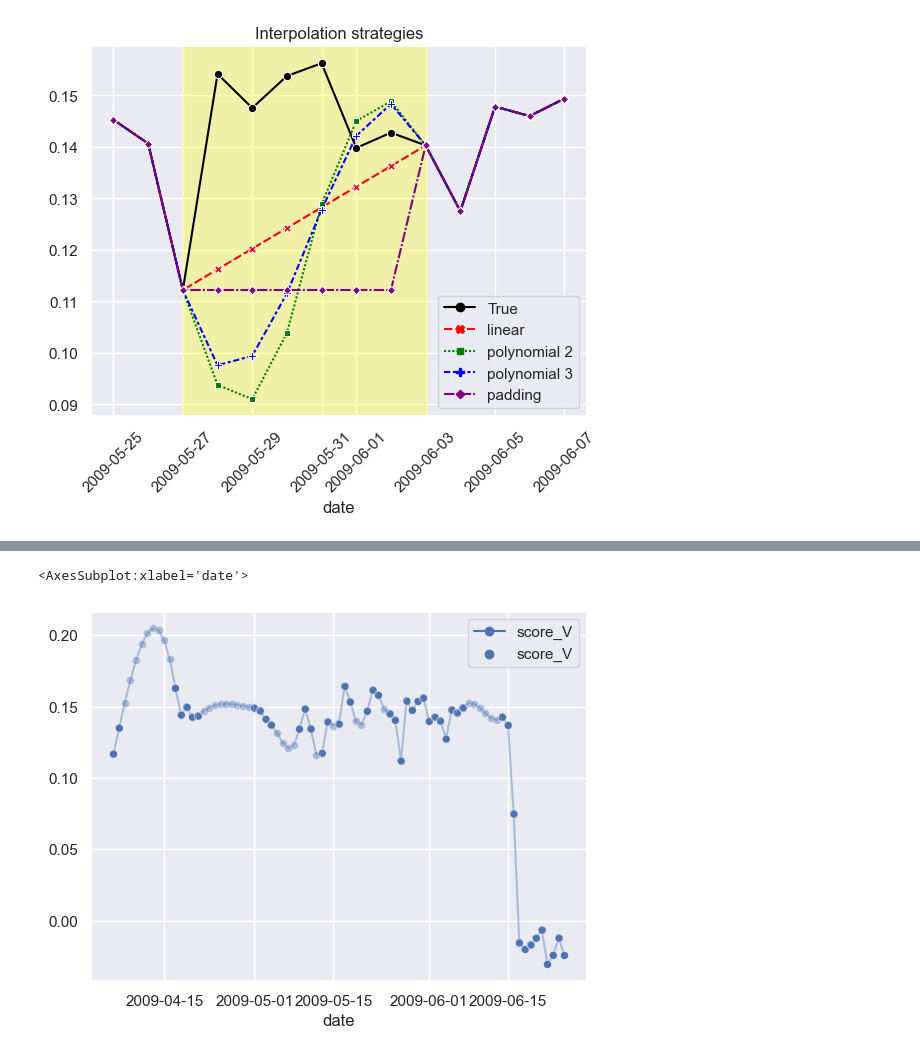
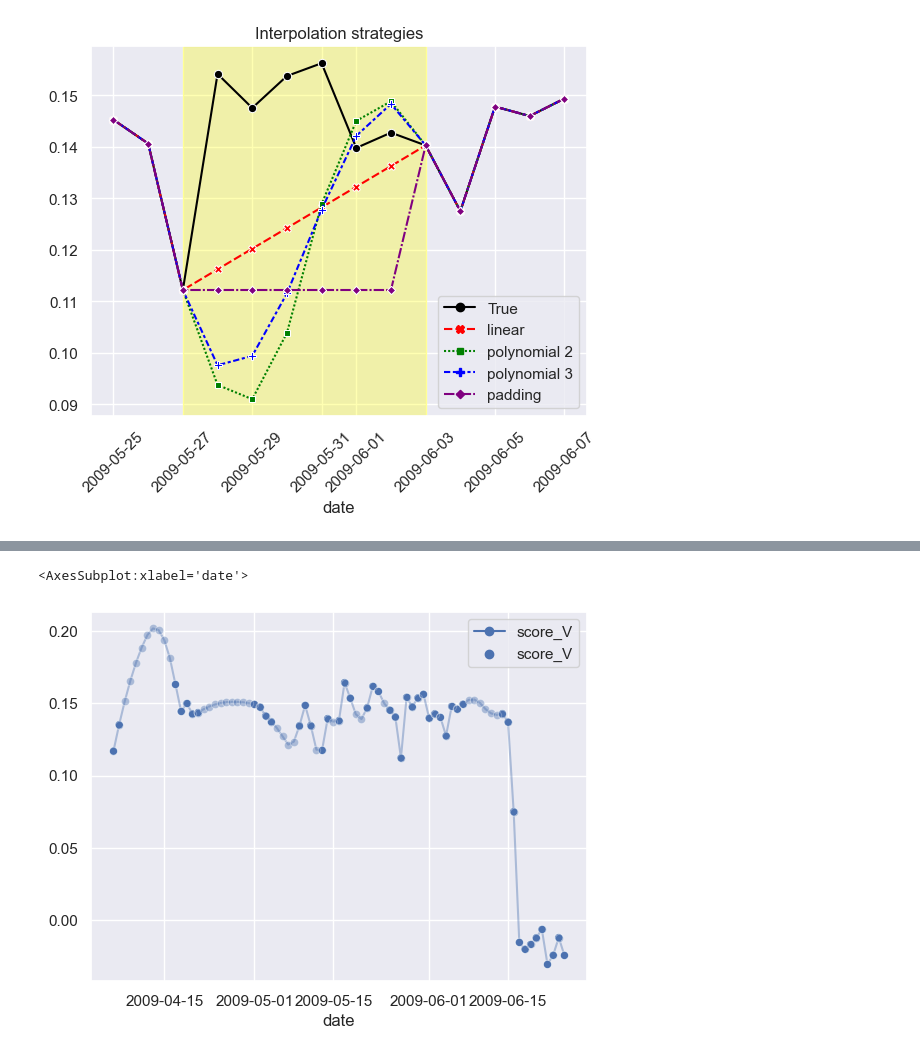
Before and after one commit to alexCCTcollege/CA2, a Jupyter notebook: EDA.ipynb, the cells around one changed output, grey strips where cells are left out. Cells and saved outputs as stored; diff of their text form; code cells hidden in the pictures.

```diff
--- a/EDA.ipynb
+++ b/EDA.ipynb
@@ -486,6 +509,6 @@ plt.xticks(rotation=45)
 # %%
-sns.lineplot(data=data.interpolate(method='polynomial', order=3), markers=True,alpha=.4)
+sns.lineplot(data=data.interpolate(method='polynomial', order=2), markers=True,alpha=.4)
 sns.scatterplot(data=data,alpha=1)
 # %% [output]
 <AxesSubplot:xlabel='date'>
-[figure, old version]
+[figure, new version]
```
Also changed, not shown: parts of 3 cells of this notebook.
